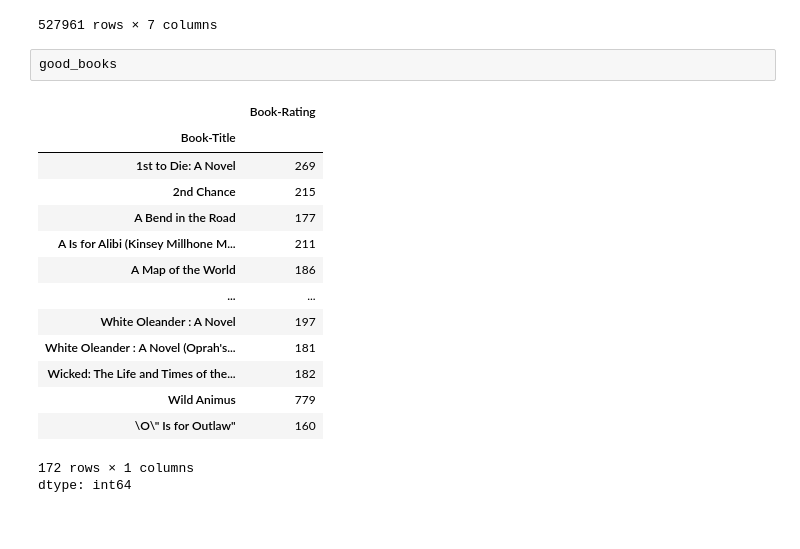
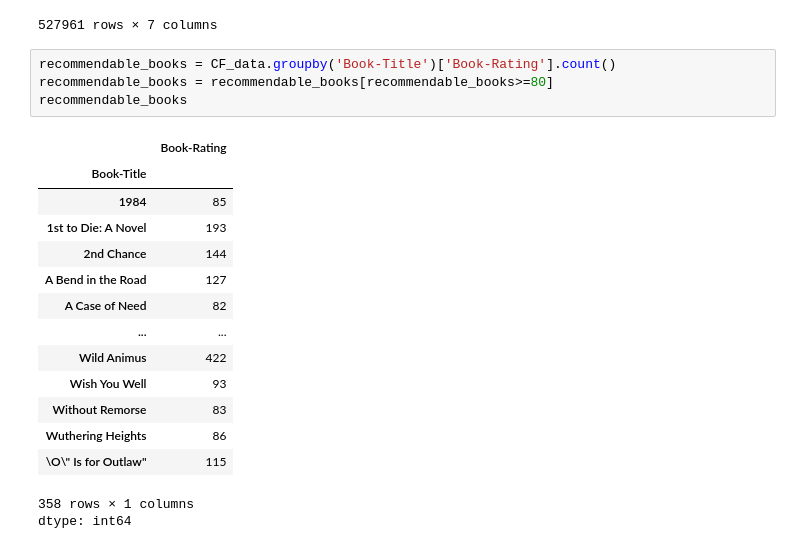
Before and after one commit to vidhan66/Book-Recommendation-System, a Jupyter notebook: Book_Recommendation_System.ipynb, the cells around one changed output. Saved outputs shown, nothing was run; the diff lists cells and outputs as text.

```diff
--- a/Book_Recommendation_System.ipynb
+++ b/Book_Recommendation_System.ipynb
@@ -520,22 +520,24 @@ See the caveats in the documentation: https://pandas.pydata.org/pandas-docs/stab
 | 5157 | 278418 | My Fair Gentleman (Showcase) (Har... | Jan Freed | 0 | 8 | 2.500000 | My Fair Gentleman (Showcase) (Har... |
 | 5159 | 278418 | West Texas Weddings (The West Tex... | Ginger Chambers | 0 | 5 | 0.000000 | West Texas Weddings (The West Tex... |
 527961 rows × 7 columns
-# %%
-good_books
-# %% [output]
-|  | Book-Rating |
-| Book-Title |  |
-| 1st to Die: A Novel | 269 |
-| 2nd Chance | 215 |
-| A Bend in the Road | 177 |
-| A Is for Alibi (Kinsey Millhone M... | 211 |
-| A Map of the World | 186 |
-| ... | ... |
-| White Oleander : A Novel | 197 |
-| White Oleander : A Novel (Oprah's... | 181 |
-| Wicked: The Life and Times of the... | 182 |
-| Wild Animus | 779 |
-| \O\" Is for Outlaw" | 160 |
-172 rows × 1 columns
-dtype: int64
+# %%
+recommendable_books = CF_data.groupby('Book-Title')['Book-Rating'].count()
+recommendable_books = recommendable_books[recommendable_books>=80]
+recommendable_books
+# %% [output]
+|  | Book-Rating |
+| Book-Title |  |
+| 1984 | 85 |
+| 1st to Die: A Novel | 193 |
+| 2nd Chance | 144 |
+| A Bend in the Road | 127 |
+| A Case of Need | 82 |
+| ... | ... |
+| Wild Animus | 422 |
+| Wish You Well | 93 |
+| Without Remorse | 83 |
+| Wuthering Heights | 86 |
+| \O\" Is for Outlaw" | 115 |
+358 rows × 1 columns
+dtype: int64
 # %%
```
Also changed, not shown: parts of 4 cells of this notebook.
